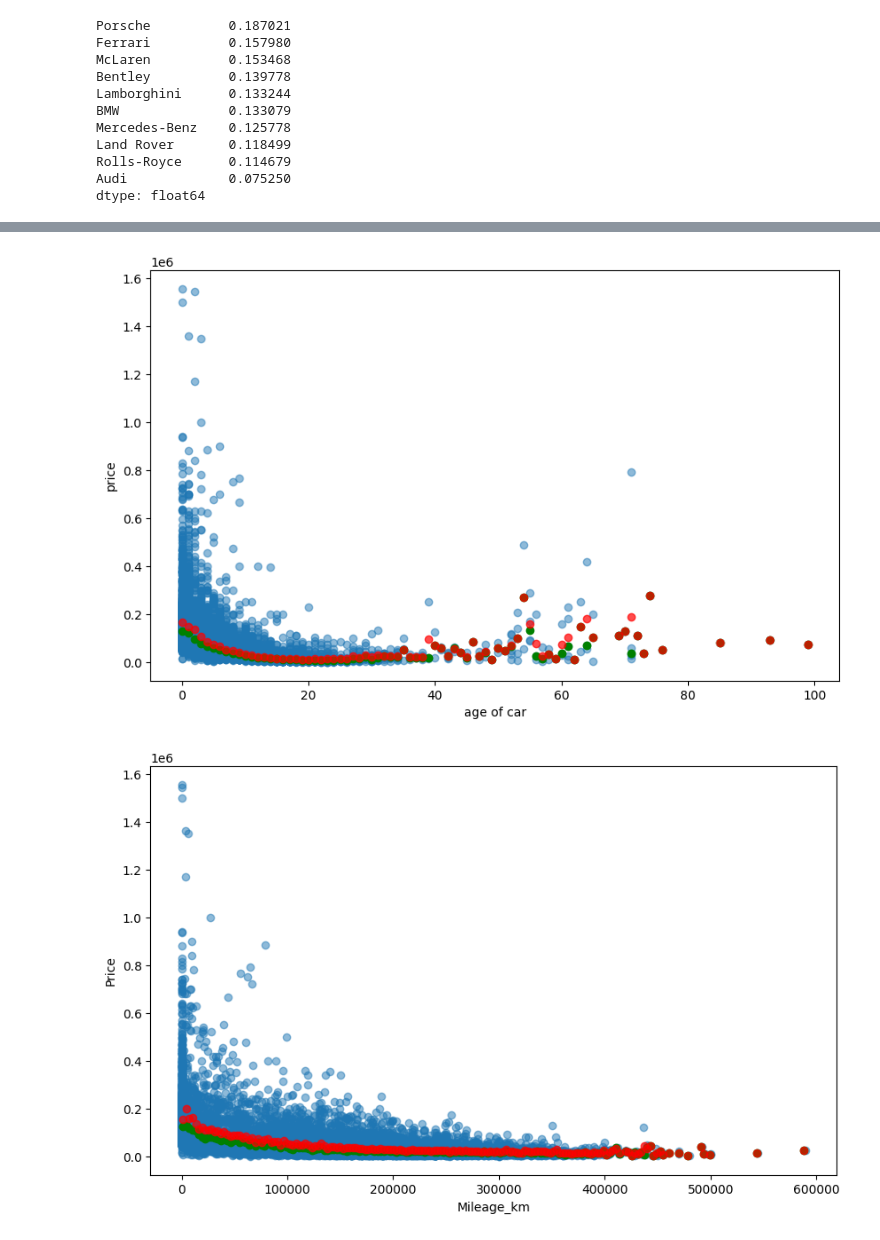
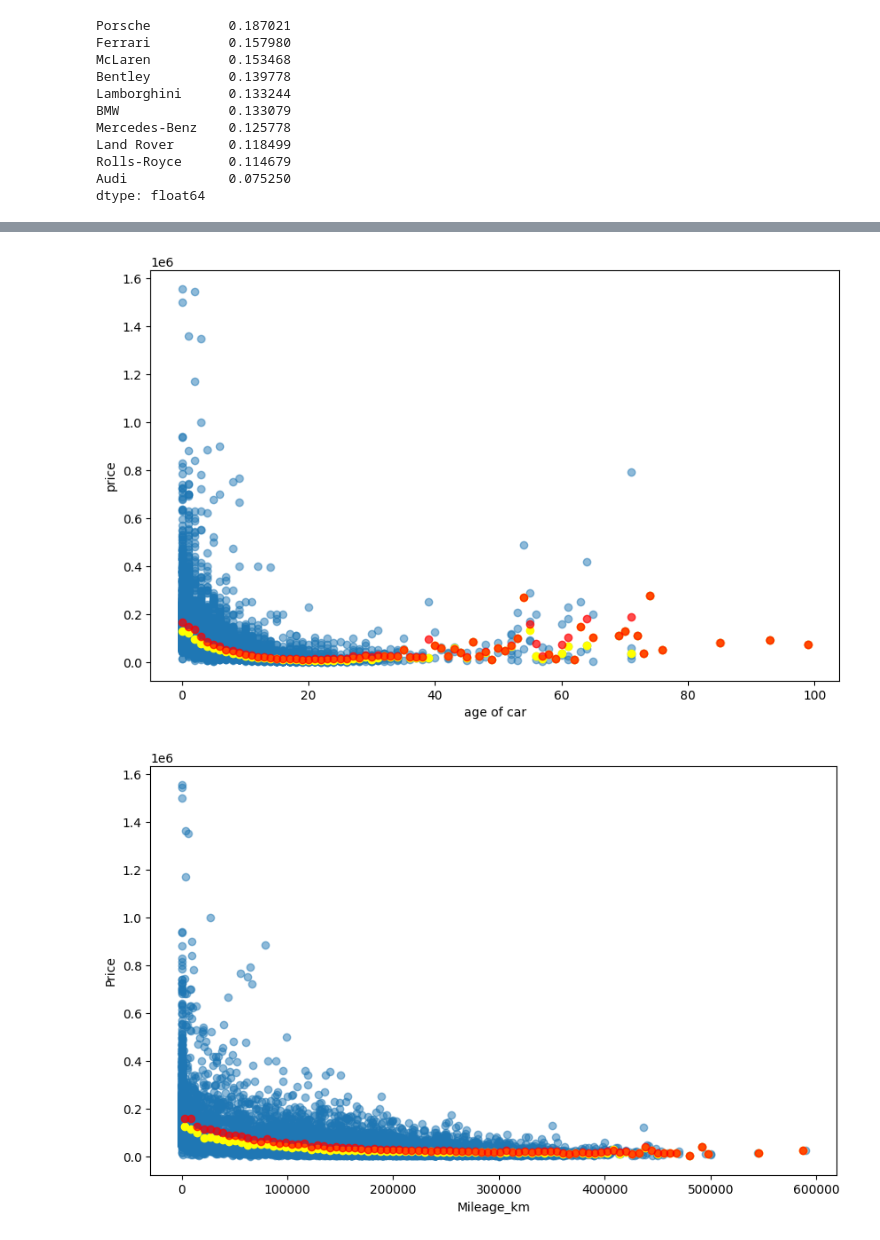
Before and after one commit to karrola/komis, a Jupyter notebook: modeling.ipynb, the cells around one changed output, grey strips where cells are left out. Saved outputs shown, nothing was run; the diff lists cells and outputs as text; code cells hidden in the pictures.

```diff
--- a/modeling.ipynb
+++ b/modeling.ipynb
@@ -88,23 +119,23 @@ dtype: float64
 # %%
 fig, axis = plt.subplots(figsize=(10, 6))
 tmp_df = train_set[['Price', 'Production_year', 'Mileage_km', 'Condition', 'Power_HP', 'CO2_emissions', 'Currency']].copy()
 tmp_df['Years'] = 2021 - tmp_df['Production_year']
 avg_prices = tmp_df.groupby('Years')['Price'].mean()
 median_prices = tmp_df.groupby('Years')['Price'].median()
 axis.scatter(tmp_df['Years'], tmp_df['Price'], alpha=0.5)
-axis.scatter(median_prices.index, median_prices, c='green', alpha=1)
+axis.scatter(median_prices.index, median_prices, c='yellow', alpha=1)
 axis.scatter(avg_prices.index, avg_prices, c='red', alpha=0.7)
 tmp = pd.concat([avg_prices, median_prices], axis=1)
 
 axis.set_xlabel(xlabel='age of car')
 axis.set_ylabel(ylabel='price')
 plt.show()
 # %% [output]
-[figure, old version]
+[figure, new version]
 # %%
 fig, axis = plt.subplots(figsize=(10, 6))
 tmp_df = train_set[['Price', 'Production_year', 'Mileage_km', 'Condition', 'Power_HP', 'CO2_emissions', 'Currency']].copy()
-lin = np.linspace(start=0, stop=tmp_df['Mileage_km'].max(), num=200)
+lin = np.linspace(start=0, stop=tmp_df['Mileage_km'].max(), num=100)
 indexes = (lin[:-1] + lin[1:]) / 2
 
 tmp_df['mileage_group'] = pd.cut(tmp_df['Mileage_km'], bins=lin)
@@ -113,7 +144,7 @@ median_prices = tmp_df.groupby('mileage_group')['Price'].median().reset_index()
 # print(avg_prices)
 # print(median_prices)
 axis.scatter(tmp_df['Mileage_km'], tmp_df['Price'], alpha=0.5)
-axis.scatter(indexes, median_prices['Price'], c='green', alpha=1)
+axis.scatter(indexes, median_prices['Price'], c='yellow', alpha=1)
 axis.scatter(indexes, avg_prices['Price'], c='red', alpha=0.7)
 # tmp = pd.concat([avg_prices, median_prices], axis=1)
 
@@ -121,5 +152,5 @@ axis.set_xlabel(xlabel='Mileage_km')
 axis.set_ylabel(ylabel='Price')
 plt.show()
 # %% [output]
-[figure, old version]
+[figure, new version]
 # %%
```
Also changed, not shown: parts of 19 cells of this notebook.
